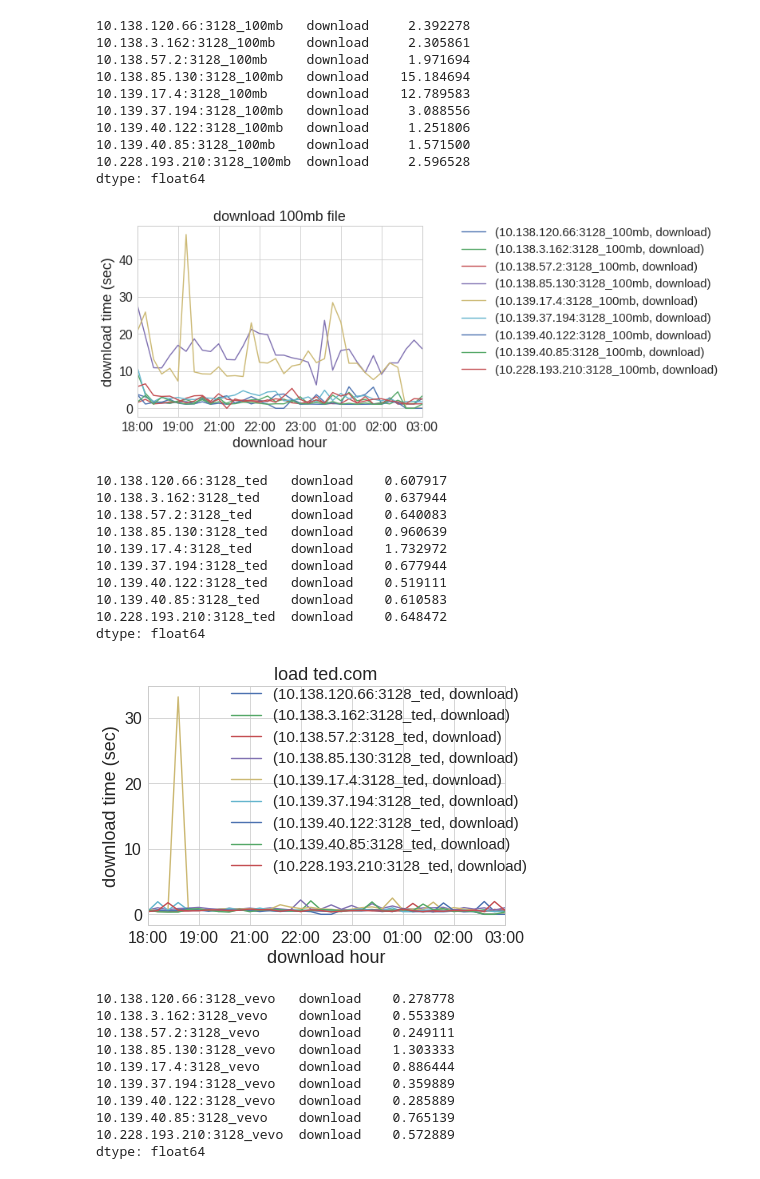
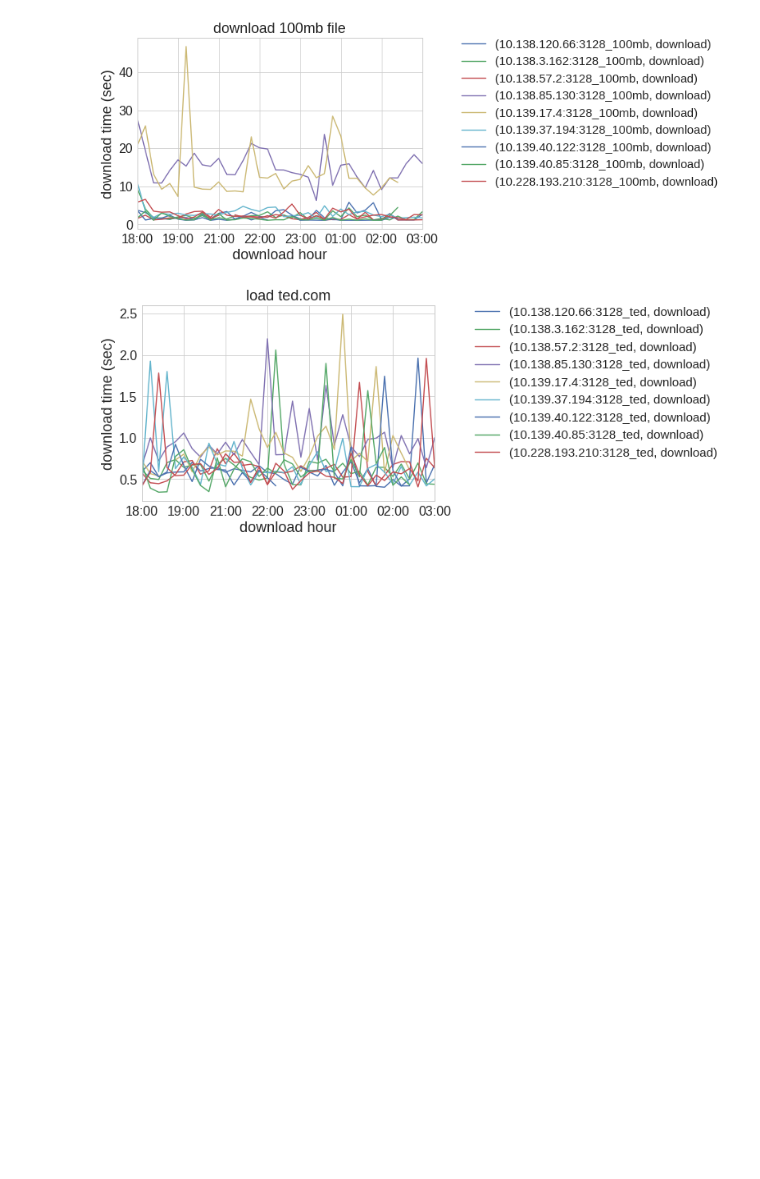
Before and after one commit to khulan8824/shellKhulan, a Jupyter notebook: plots/lluc_plots.ipynb, the cells around one changed output. Drawn from its saved outputs; the diff is of its cells as text; code cells hidden in the pictures; blank space fills up the shorter version.

Commit message:
Removing faulty results

```diff
--- a/plots/lluc_plots.ipynb
+++ b/plots/lluc_plots.ipynb
@@ -55,8 +55,8 @@ def read_inputs(exp_name, columns):
     for node in nodes:
         f = os.path.join(INPUT_DIR,node)
         try:
-            nodes_results[node] = pd.read_csv(f,  usecols=columns,
-                                              parse_dates=['date'], index_col=0)
+            nodes_results[node] = pd.read_csv(f,  usecols=columns, parse_dates=['date'], index_col=0).query('status == 200')
+            nodes_results[node] = nodes_results[node].drop(['status'],1)
             nodes_results[node] = nodes_results[node].replace('None',np.nan)
         except Exception:
             print(node, 'EXception')
@@ -81,7 +81,7 @@ def plot_separately(results,y_label, legends):
     df.index = df.index.to_series().dt.strftime('%H:00')
     ax = df.plot(title=y_label)
     ax.legend(bbox_to_anchor=(1.1, 1.05))
-    print(df.mean())
+    #print(df.mean())
     ax.set_xlabel('download hour')
     ax.set_ylabel('download time (sec)')
     #plt.ylim(0,0.25)
@@ -91,12 +91,12 @@ def plot_separately(results,y_label, legends):
 
 
 if __name__ == '__main__':
-    nodes_results1 = read_inputs(EXP_1NAME,["date", "download"])
-    nodes_results2 = read_inputs(EXP_10NAME,["date", "download"])
-    nodes_results3 = read_inputs(EXP_100NAME,["date", "download"])
-    nodes_results4 = read_inputs(EXP_TEDNAME,["date", "download"])
-    nodes_results5 = read_inputs(EXP_VEVNAME, ["date", "download"])
-    nodes_results6 = read_inputs(EXP_SLIDENAME, ["date", "download"])
+    nodes_results1 = read_inputs(EXP_1NAME,["date", "download", "status"])
+    nodes_results2 = read_inputs(EXP_10NAME,["date", "download", "status"])
+    nodes_results3 = read_inputs(EXP_100NAME,["date", "download", "status"])
+    nodes_results4 = read_inputs(EXP_TEDNAME,["date", "download", "status"])
+    nodes_results5 = read_inputs(EXP_VEVNAME, ["date", "download", "status"])
+    nodes_results6 = read_inputs(EXP_SLIDENAME, ["date", "download", "status"])
     plot_separately(nodes_results1, 'download 1mb file', list(nodes_results1))
     plot_separately(nodes_results2, 'download 10mb file', list(nodes_results2))
     plot_separately(nodes_results3, 'download 100mb file', list(nodes_results3))
@@ -125,32 +109,2 @@ dtype: float64
-10.138.120.66:3128_100mb   download     2.392278
-10.138.3.162:3128_100mb    download     2.305861
-10.138.57.2:3128_100mb     download     1.971694
-10.138.85.130:3128_100mb   download    15.184694
-10.139.17.4:3128_100mb     download    12.789583
-10.139.37.194:3128_100mb   download     3.088556
-10.139.40.122:3128_100mb   download     1.251806
-10.139.40.85:3128_100mb    download     1.571500
-10.228.193.210:3128_100mb  download     2.596528
-dtype: float64
-[figure, old version]
+[figure, new version]
-10.138.120.66:3128_ted   download    0.607917
-10.138.3.162:3128_ted    download    0.637944
-10.138.57.2:3128_ted     download    0.640083
-10.138.85.130:3128_ted   download    0.960639
-10.139.17.4:3128_ted     download    1.732972
-10.139.37.194:3128_ted   download    0.677944
-10.139.40.122:3128_ted   download    0.519111
-10.139.40.85:3128_ted    download    0.610583
-10.228.193.210:3128_ted  download    0.648472
-dtype: float64
-[figure, old version]
+[figure, new version]
-10.138.120.66:3128_vevo   download    0.278778
-10.138.3.162:3128_vevo    download    0.553389
-10.138.57.2:3128_vevo     download    0.249111
-10.138.85.130:3128_vevo   download    1.303333
-10.139.17.4:3128_vevo     download    0.886444
-10.139.37.194:3128_vevo   download    0.359889
-10.139.40.122:3128_vevo   download    0.285889
-10.139.40.85:3128_vevo    download    0.765139
-10.228.193.210:3128_vevo  download    0.572889
-dtype: float64
```
Also changed, not shown: parts of 4 cells of this notebook, 1 other file.
